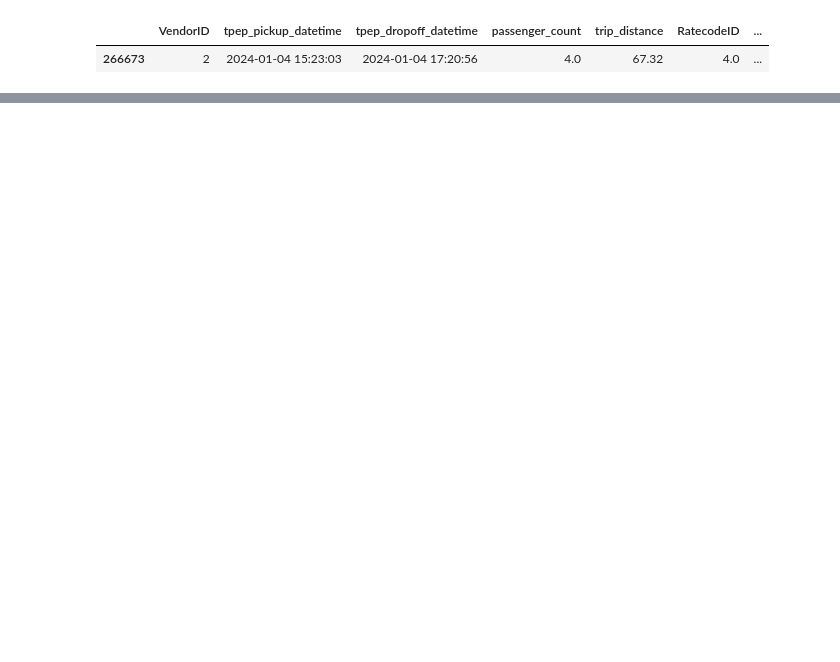
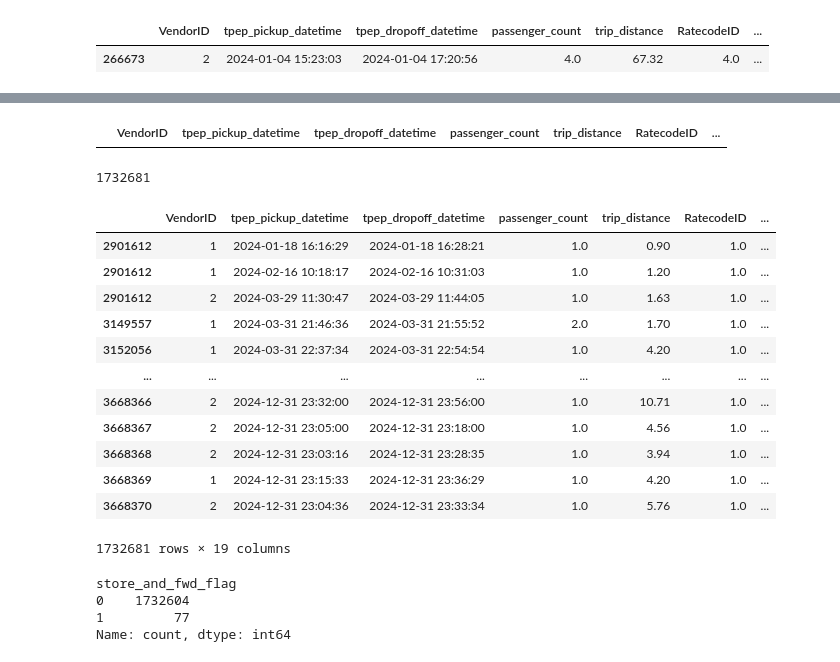
Before and after one commit to Krinnik/ny_ride_fair_optimization, a Jupyter notebook: nik_folder/niks_workspace.ipynb, the cells around one changed output, grey strips where cells are left out. Saved outputs shown, nothing was run; the diff lists cells and outputs as text; code cells hidden in the pictures; blank space fills up the shorter version.

```diff
--- a/nik_folder/niks_workspace.ipynb
+++ b/nik_folder/niks_workspace.ipynb
@@ -735,0 +802,40 @@ ny_taxi_2024_df[ny_taxi_2024_df['trip_distance'] > 1.10]
+# %%
+ny_taxi_2024_df[ny_taxi_2024_df['trip_distance'] == 206.30]
+# %% [output]
+|  | VendorID | tpep_pickup_datetime | tpep_dropoff_datetime | passenger_count | trip_distance | RatecodeID | ... |
+# %%
+len(ny_taxi_2024_df)
+# %% [output]
+1732681
+# %%
+def impute_store_and_fwd_flag(ny_taxi_2024_df):
+    no_mask = (ny_taxi_2024_df['store_and_fwd_flag'] == 'N')
+    yes_mask = (ny_taxi_2024_df['store_and_fwd_flag'] == 'Y')
+
+    ny_taxi_2024_df.loc[no_mask, ['store_and_fwd_flag']] = 0
+    ny_taxi_2024_df.loc[yes_mask, ['store_and_fwd_flag']] = 1
+
+    return ny_taxi_2024_df
+# %%
+impute_store_and_fwd_flag(ny_taxi_2024_df)
+# %% [output]
+|  | VendorID | tpep_pickup_datetime | tpep_dropoff_datetime | passenger_count | trip_distance | RatecodeID | ... |
+| 2901612 | 1 | 2024-01-18 16:16:29 | 2024-01-18 16:28:21 | 1.0 | 0.90 | 1.0 | ... |
+| 2901612 | 1 | 2024-02-16 10:18:17 | 2024-02-16 10:31:03 | 1.0 | 1.20 | 1.0 | ... |
+| 2901612 | 2 | 2024-03-29 11:30:47 | 2024-03-29 11:44:05 | 1.0 | 1.63 | 1.0 | ... |
+| 3149557 | 1 | 2024-03-31 21:46:36 | 2024-03-31 21:55:52 | 2.0 | 1.70 | 1.0 | ... |
+| 3152056 | 1 | 2024-03-31 22:37:34 | 2024-03-31 22:54:54 | 1.0 | 4.20 | 1.0 | ... |
+| ... | ... | ... | ... | ... | ... | ... | ... |
+| 3668366 | 2 | 2024-12-31 23:32:00 | 2024-12-31 23:56:00 | 1.0 | 10.71 | 1.0 | ... |
+| 3668367 | 2 | 2024-12-31 23:05:00 | 2024-12-31 23:18:00 | 1.0 | 4.56 | 1.0 | ... |
+| 3668368 | 2 | 2024-12-31 23:03:16 | 2024-12-31 23:28:35 | 1.0 | 3.94 | 1.0 | ... |
+| 3668369 | 1 | 2024-12-31 23:15:33 | 2024-12-31 23:36:29 | 1.0 | 4.20 | 1.0 | ... |
+| 3668370 | 2 | 2024-12-31 23:04:36 | 2024-12-31 23:33:34 | 1.0 | 5.76 | 1.0 | ... |
+1732681 rows × 19 columns
+# %%
+ny_taxi_2024_df['store_and_fwd_flag'].value_counts()
+# %% [output]
+store_and_fwd_flag
+0    1732604
+1         77
+Name: count, dtype: int64
```
Also changed, not shown: parts of 14 cells of this notebook, 1 other file.
